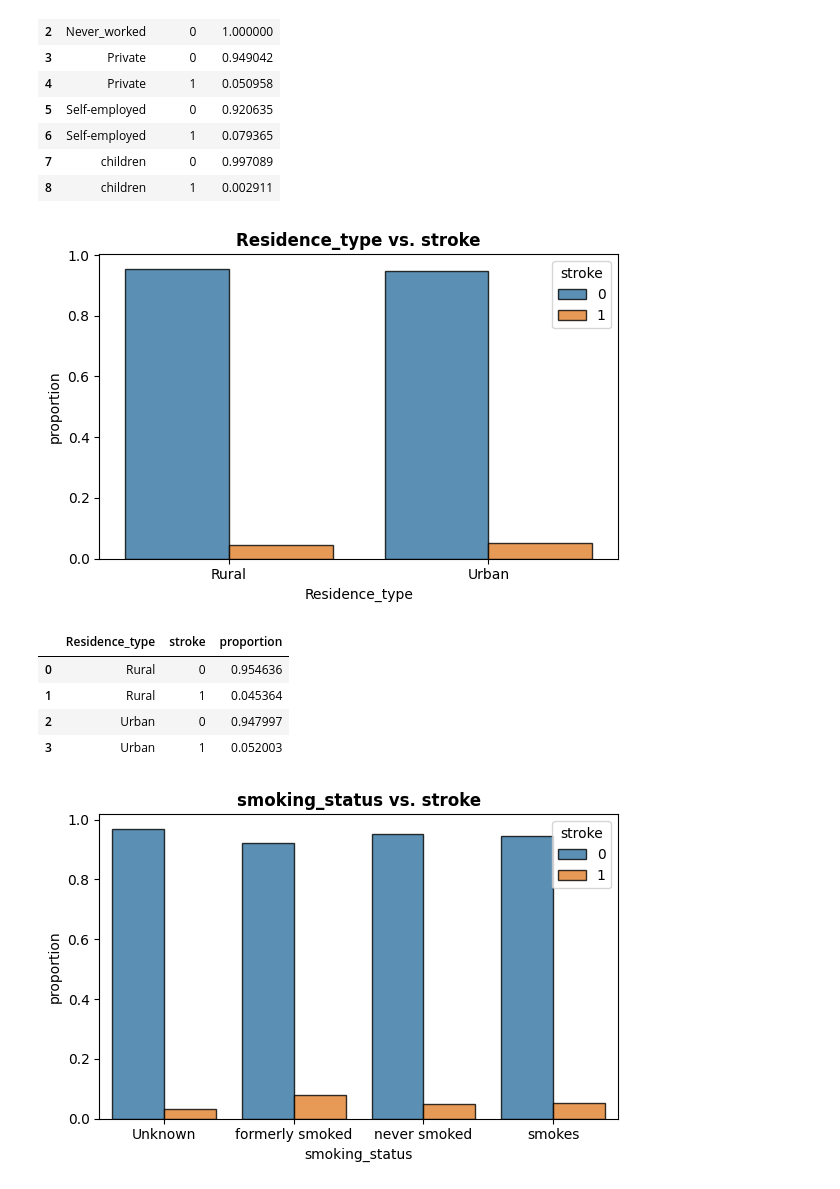
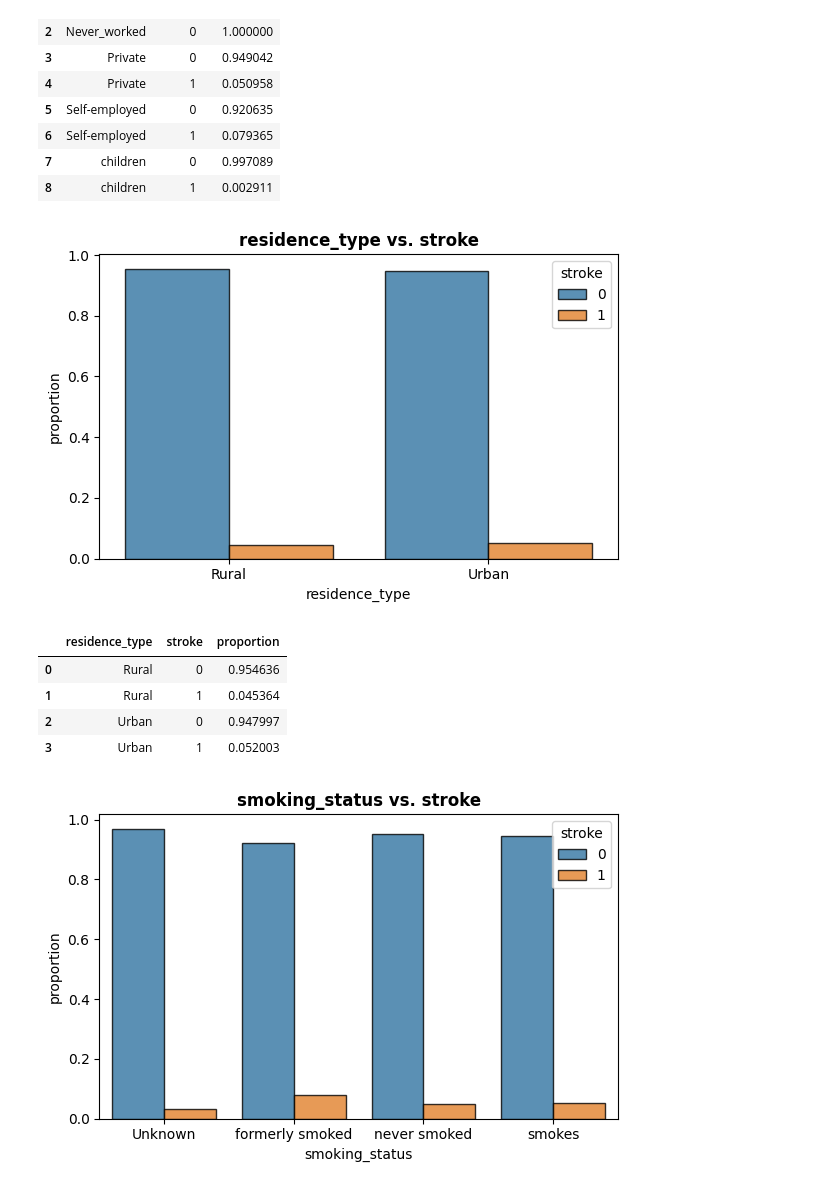
Before and after one commit to Carla9711/Machine-Learning---Classification, a Jupyter notebook: Machine_Learning_Classification.ipynb, the cells around one changed output. Saved outputs shown, nothing was run; the diff lists cells and outputs as text; code cells hidden in the pictures.

```diff
--- a/Machine_Learning_Classification.ipynb
+++ b/Machine_Learning_Classification.ipynb
@@ -510,10 +518,10 @@ plot_target_vs_categorical(df=df_eda, x='work_type')
 | 7 | children | 0 | 0.997089 |
 | 8 | children | 1 | 0.002911 |
 # %%
-plot_target_vs_categorical(df=df_eda, x='Residence_type')
+plot_target_vs_categorical(df=df_eda, x='residence_type')
 # %% [output]
 [figure]
-|  | Residence_type | stroke | proportion |
+|  | residence_type | stroke | proportion |
 | 0 | Rural | 0 | 0.954636 |
 | 1 | Rural | 1 | 0.045364 |
 | 2 | Urban | 0 | 0.947997 |
```
Also changed, not shown: parts of 41 cells of this notebook.
